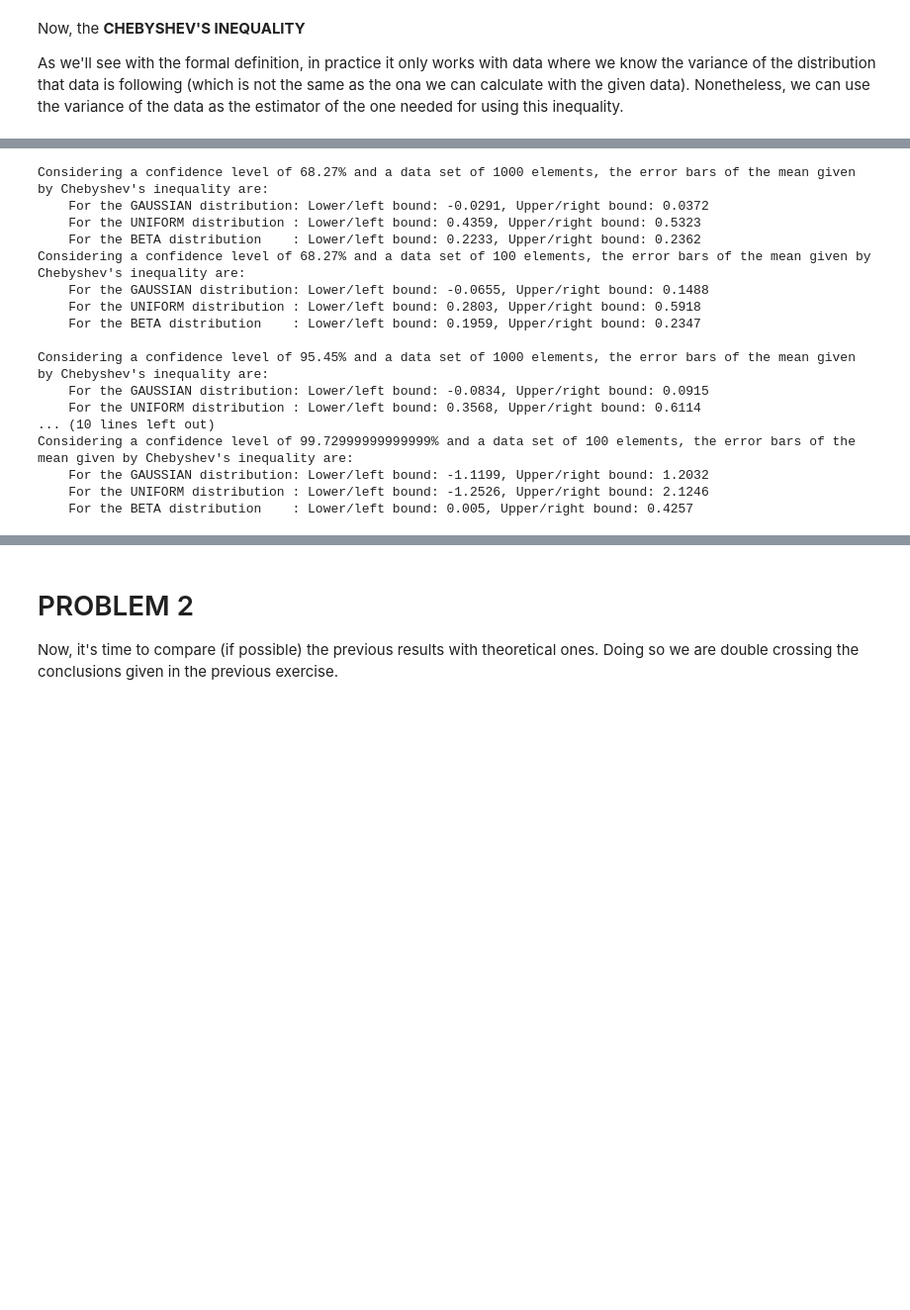
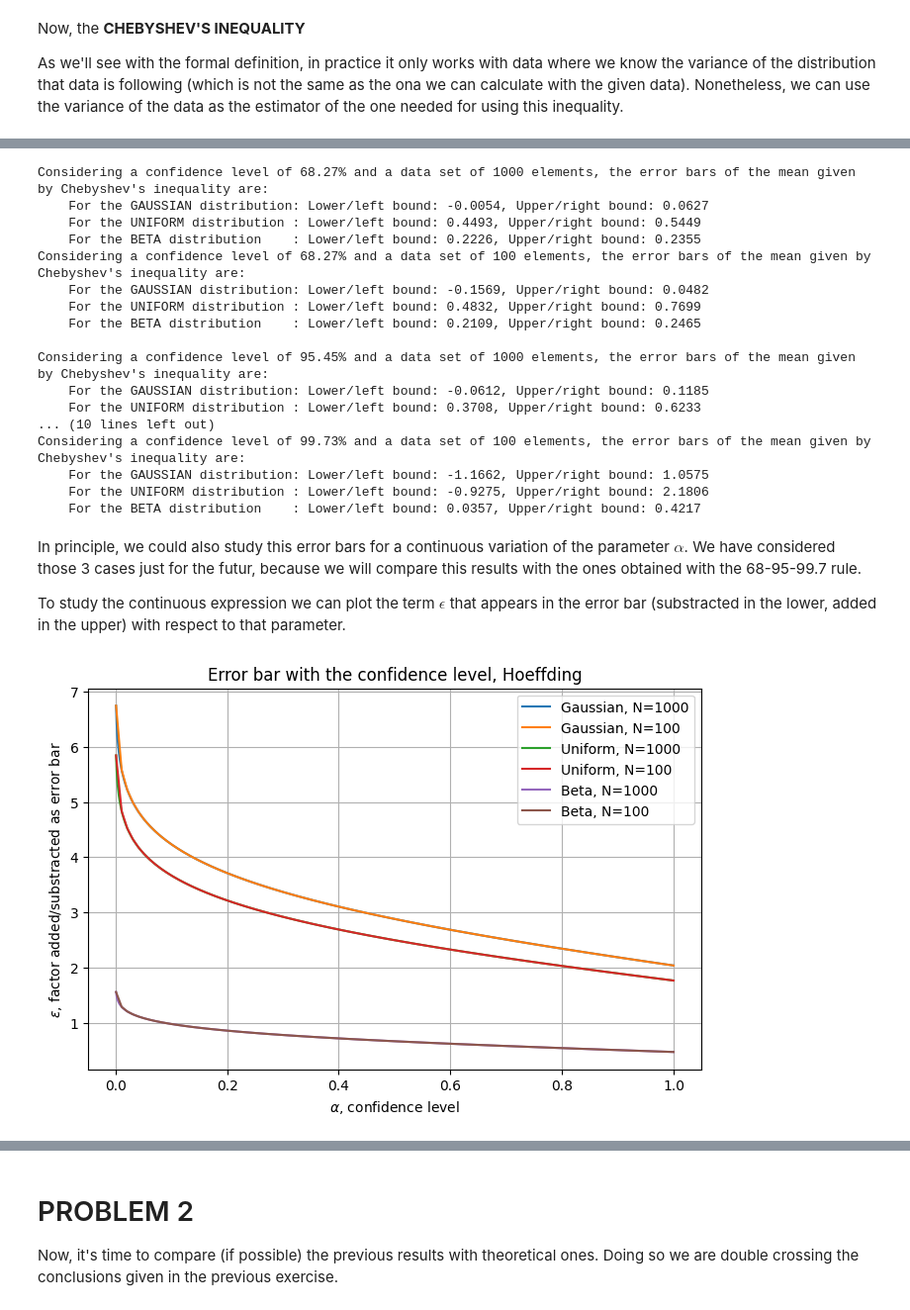
Before and after one commit to jorgite/Quantum-Machine-Learning-UIMP, a Jupyter notebook: exercise_UD1/UD1_problem_solution.ipynb, the cells around one changed output, grey strips where cells are left out. Shown: that part at 99% size. Cells and saved outputs as stored; diff of their text form; code cells hidden in the pictures; blank space fills up the shorter version.

```diff
--- a/exercise_UD1/UD1_problem_solution.ipynb
+++ b/exercise_UD1/UD1_problem_solution.ipynb
@@ -359,30 +359,62 @@ print(f'    For the UNIFORM distribution : Lower/left bound: {round(LciU,4)}, Up
 print(f'    For the BETA distribution    : Lower/left bound: {round(LciB,4)}, Upper/right bound: {round(RciB,4)}\n')
 
 LciN, RciN, LciU, RciU, LciB, RciB, gammac = confidence_cheb(N1, mN1, sN1, mU1, sU1, mB1, sB1, gamma=0.0027)
-print(f'Considering a confidence level of {100*(1-gammac)}% and a data set of {N1} elements, the error bars of the mean given by Chebyshev\'s inequality are:')
+print(f'Considering a confidence level of {round(100*(1-gammac),4)}% and a data set of {N1} elements, the error bars of the mean given by Chebyshev\'s inequality are:')
 print(f'    For the GAUSSIAN distribution: Lower/left bound: {round(LciN,4)}, Upper/right bound: {round(RciN,4)}')
 print(f'    For the UNIFORM distribution : Lower/left bound: {round(LciU,4)}, Upper/right bound: {round(RciU,4)}')
 print(f'    For the BETA distribution    : Lower/left bound: {round(LciB,4)}, Upper/right bound: {round(RciB,4)}')
 LciN, RciN, LciU, RciU, LciB, RciB, gammac = confidence_cheb(N2, mN2, sN2, mU2, sU2, mB2, sB2, gamma=0.0027)
-print(f'Considering a confidence level of {100*(1-gammac)}% and a data set of {N2} elements, the error bars of the mean given by Chebyshev\'s inequality are:')
+print(f'Considering a confidence level of {round(100*(1-gammac),4)}% and a data set of {N2} elements, the error bars of the mean given by Chebyshev\'s inequality are:')
 print(f'    For the GAUSSIAN distribution: Lower/left bound: {round(LciN,4)}, Upper/right bound: {round(RciN,4)}')
 print(f'    For the UNIFORM distribution : Lower/left bound: {round(LciU,4)}, Upper/right bound: {round(RciU,4)}')
 print(f'    For the BETA distribution    : Lower/left bound: {round(LciB,4)}, Upper/right bound: {round(RciB,4)}')
 # %% [output]
 Considering a confidence level of 68.27% and a data set of 1000 elements, the error bars of the mean given by Chebyshev's inequality are:
-    For the GAUSSIAN distribution: Lower/left bound: -0.0291, Upper/right bound: 0.0372
-    For the UNIFORM distribution : Lower/left bound: 0.4359, Upper/right bound: 0.5323
-    For the BETA distribution    : Lower/left bound: 0.2233, Upper/right bound: 0.2362
+    For the GAUSSIAN distribution: Lower/left bound: -0.0054, Upper/right bound: 0.0627
+    For the UNIFORM distribution : Lower/left bound: 0.4493, Upper/right bound: 0.5449
+    For the BETA distribution    : Lower/left bound: 0.2226, Upper/right bound: 0.2355
 Considering a confidence level of 68.27% and a data set of 100 elements, the error bars of the mean given by Chebyshev's inequality are:
-    For the GAUSSIAN distribution: Lower/left bound: -0.0655, Upper/right bound: 0.1488
-    For the UNIFORM distribution : Lower/left bound: 0.2803, Upper/right bound: 0.5918
-    For the BETA distribution    : Lower/left bound: 0.1959, Upper/right bound: 0.2347
+    For the GAUSSIAN distribution: Lower/left bound: -0.1569, Upper/right bound: 0.0482
+    For the UNIFORM distribution : Lower/left bound: 0.4832, Upper/right bound: 0.7699
+    For the BETA distribution    : Lower/left bound: 0.2109, Upper/right bound: 0.2465
 
 Considering a confidence level of 95.45% and a data set of 1000 elements, the error bars of the mean given by Chebyshev's inequality are:
-    For the GAUSSIAN distribution: Lower/left bound: -0.0834, Upper/right bound: 0.0915
-    For the UNIFORM distribution : Lower/left bound: 0.3568, Upper/right bound: 0.6114
+    For the GAUSSIAN distribution: Lower/left bound: -0.0612, Upper/right bound: 0.1185
+    For the UNIFORM distribution : Lower/left bound: 0.3708, Upper/right bound: 0.6233
 ... (10 lines left out)
-Considering a confidence level of 99.72999999999999% and a data set of 100 elements, the error bars of the mean given by Chebyshev's inequality are:
-    For the GAUSSIAN distribution: Lower/left bound: -1.1199, Upper/right bound: 1.2032
-    For the UNIFORM distribution : Lower/left bound: -1.2526, Upper/right bound: 2.1246
-    For the BETA distribution    : Lower/left bound: 0.005, Upper/right bound: 0.4257
+Considering a confidence level of 99.73% and a data set of 100 elements, the error bars of the mean given by Chebyshev's inequality are:
+    For the GAUSSIAN distribution: Lower/left bound: -1.1662, Upper/right bound: 1.0575
+    For the UNIFORM distribution : Lower/left bound: -0.9275, Upper/right bound: 2.1806
+    For the BETA distribution    : Lower/left bound: 0.0357, Upper/right bound: 0.4217
+# %% [markdown]
+In principle, we could also study this error bars for a continuous variation of the parameter $\alpha$. We have considered those 3 cases just for the futur, because we will compare this results with the ones obtained with the 68-95-99.7 rule.
+
+To study the continuous expression we can plot the term $\epsilon$ that appears in the error bar (substracted in the lower, added in the upper) with respect to that parameter.
+# %%
+def epsilon(gamma, ab):
+   return np.sqrt(np.log(2/gamma) / 2) * ab
+
+gamma_vals1 = np.linspace(0.001, 1, N1)  # gamma from 0.001 to 1
+gamma_vals2 = np.linspace(0.001, 1, N2)
+eps_valsN1 = epsilon(gamma_vals1, abN1)
+eps_valsN2 = epsilon(gamma_vals2, abN1)
+eps_valsU1 = epsilon(gamma_vals1, abU1)
+eps_valsU2 = epsilon(gamma_vals2, abU1)
+eps_valsB1 = epsilon(gamma_vals1, abB1)
+eps_valsB2 = epsilon(gamma_vals2, abB1)
+
+fig = plt.figure(figsize=(8,5)) # Generate an empty plot with the dimensions specified: (width, height) in inches
+ax = fig.add_subplot(1,1,1) # We generate the axes for our plot (nrows, ncols, index)
+ax.plot(gamma_vals1, eps_valsN1, label='Gaussian, N=1000')
+ax.plot(gamma_vals2, eps_valsN2, label='Gaussian, N=100')
+ax.plot(gamma_vals1, eps_valsU1, label='Uniform, N=1000')
+ax.plot(gamma_vals2, eps_valsU2, label='Uniform, N=100')
+ax.plot(gamma_vals1, eps_valsB1, label='Beta, N=1000')
+ax.plot(gamma_vals2, eps_valsB2, label='Beta, N=100')
+ax.grid() # Plot a grid
+ax.legend() # Plot a legend
+ax.set_xlabel(r"$\alpha$, confidence level") # Add the x axis label
+ax.set_ylabel(r"$\epsilon$, factor added/substracted as error bar") # Add the y axis label
+ax.set_title('Error bar with the confidence level, Hoeffding'); # Set a title for the whole plot
+# %% [output]
+[figure, added]
```
Also changed, not shown: parts of 22 cells of this notebook, 3 other files.
